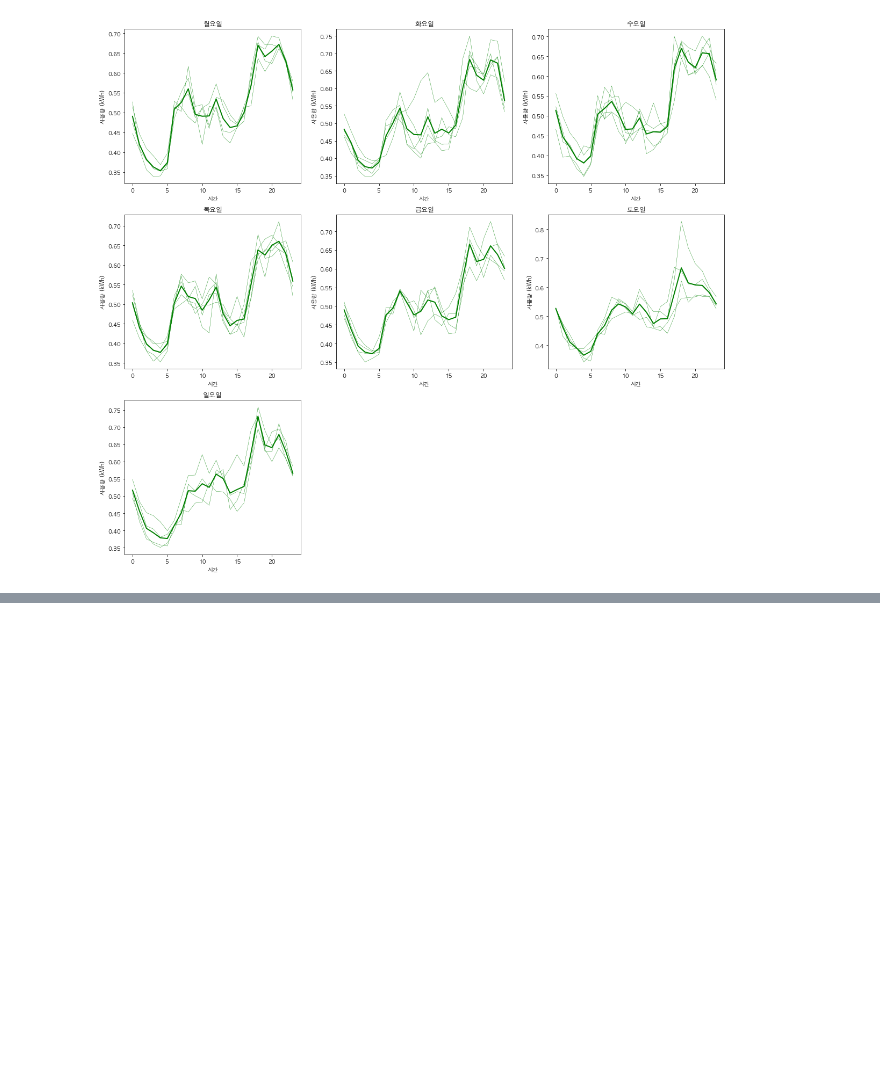
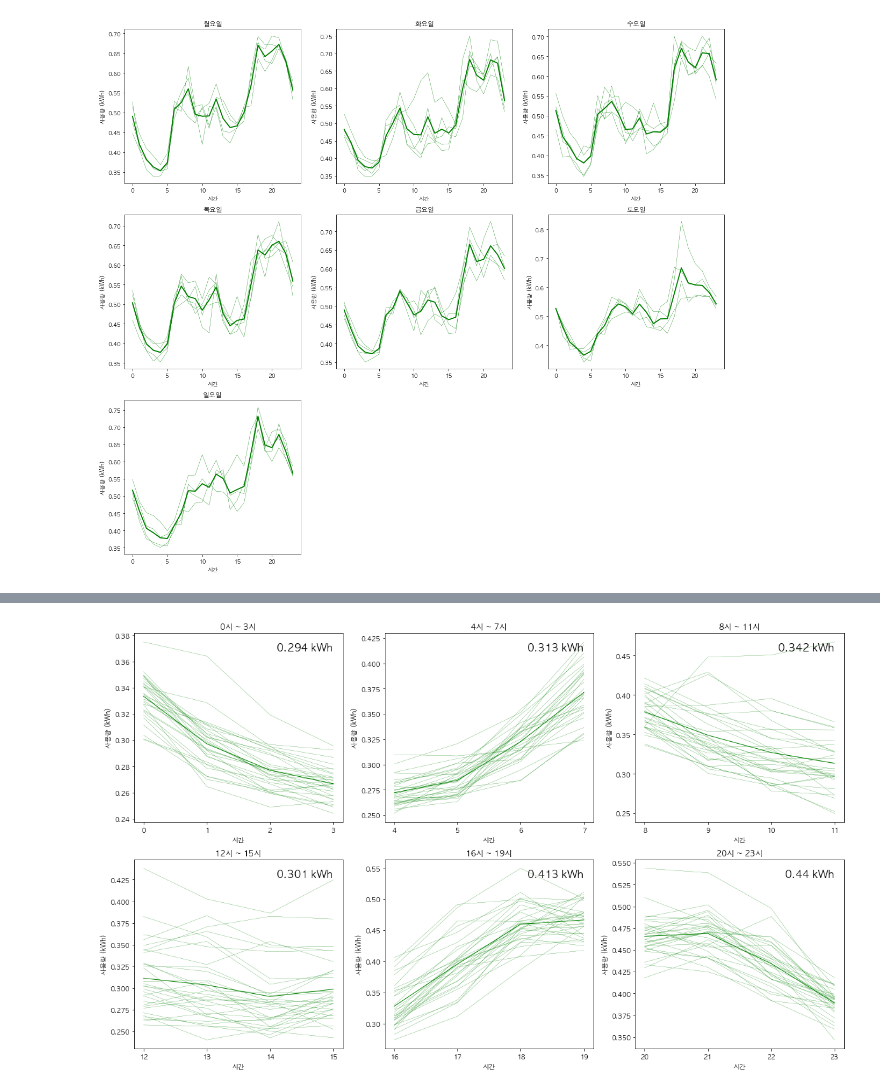
Before and after one commit to formegusto/distribution-public-fee, a Jupyter notebook: pt4.전기절약 피드백.ipynb, the cells around one changed output, grey strips where cells are left out. Saved outputs shown, nothing was run; the diff lists cells and outputs as text; code cells hidden in the pictures; blank space fills up the shorter version.

```diff
--- a/pt4.전기절약 피드백.ipynb
+++ b/pt4.전기절약 피드백.ipynb
@@ -157,6 +169,16 @@ plt.xlabel("시간")
 plt.show()
 # %% [output]
 [figure]
+# %%
+clusters = kmeans.clusters_.copy()
+time_clusters = list()
+mean_time_clusters = list()
+
+for c in clusters:
+    time_group = time_grouping(c, 4)
+
+    time_clusters.append(time_group)
+    mean_time_clusters.append(time_group.mean(axis=1))
 # %% [markdown]
 # 시간대 Grouping
 # %%
@@ -258,0 +323,27 @@ plt.show()
+# %%
+mean_time_group = sv.clusters[1]
+time_group = time_clusters[1]
+
+plt.figure(figsize=(20, 12))
+
+for idx, group in enumerate(time_group):
+    mean_group = group.mean(axis=0)
+    start_time, end_time = times[idx]
+    ax = plt.subplot(2, 3, idx+1)
+
+    ax.plot(range(start_time,end_time + 1),group.T, color='g', linewidth=0.25)
+    ax.plot(range(start_time,end_time + 1),mean_group, color='g', linewidth=1)
+    ax.set_title("{}시 ~ {}시".format(start_time, end_time))
+    ax.text(0.95, 0.95,
+            "{} kWh".format(round(mean_group.mean() * 1000) / 1000),
+            fontsize=16,
+            ha="right",
+            va="top",
+            transform=ax.transAxes)
+    plt.xticks(range(start_time,end_time + 1))
+    plt.xlabel("시간")
+    plt.ylabel("사용량 (kWh)")
+
+plt.show()
+# %% [output]
+[figure, added]
```
Also changed, not shown: parts of 41 cells of this notebook.
